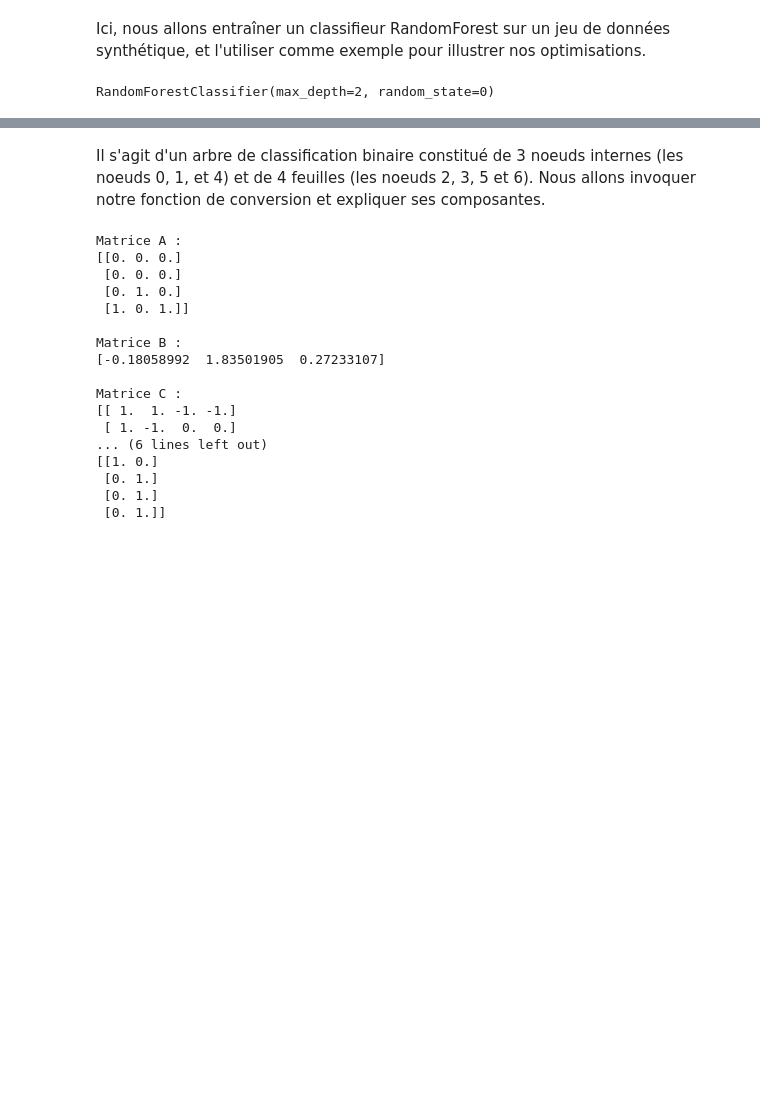
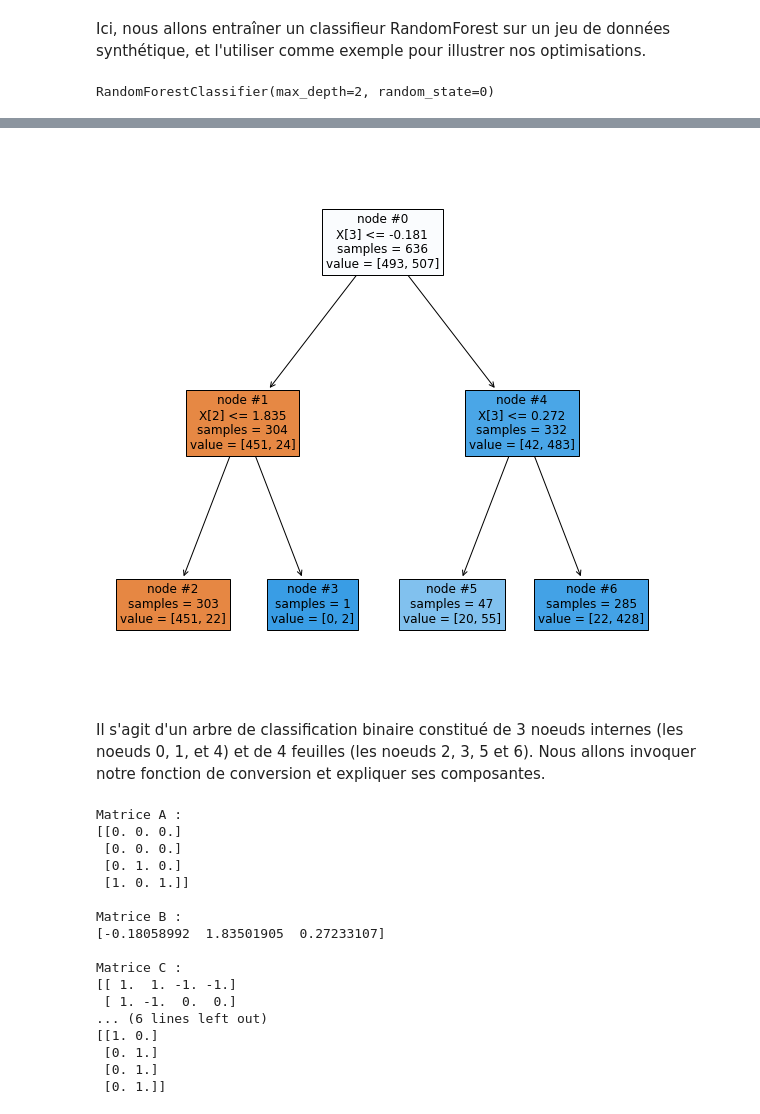
Before and after one commit to Nathra21/eltdm_project, a Jupyter notebook: Report.ipynb, the cells around one changed output, grey strips where cells are left out. Cells and saved outputs as stored; diff of their text form; code cells hidden in the pictures; blank space fills up the shorter version.

```diff
--- a/Report.ipynb
+++ b/Report.ipynb
@@ -129,4 +131,4 @@ Le but de l'algorithme est de vectoriser les tests effectués par les noeuds de
 # %%
 tree = clf.estimators_[0]
-graphviz.Source(export_graphviz(tree, node_ids = True, class_names = True, filled = True, rounded = True))
+plot_decision_tree(tree)
 # %% [output]
@@ -134,3 +135,4 @@ graphviz.Source(export_graphviz(tree, node_ids = True, class_names = True, fille
+[figure, added]
 # %% [markdown]
 Il s'agit d'un arbre de classification binaire constitué de 3 noeuds internes (les noeuds 0, 1, et 4) et de 4 feuilles (les noeuds 2, 3, 5 et 6). Nous allons invoquer notre fonction de conversion et expliquer ses composantes.
 # %%
```
Also changed, not shown: parts of 20 cells of this notebook, 2 other files.
